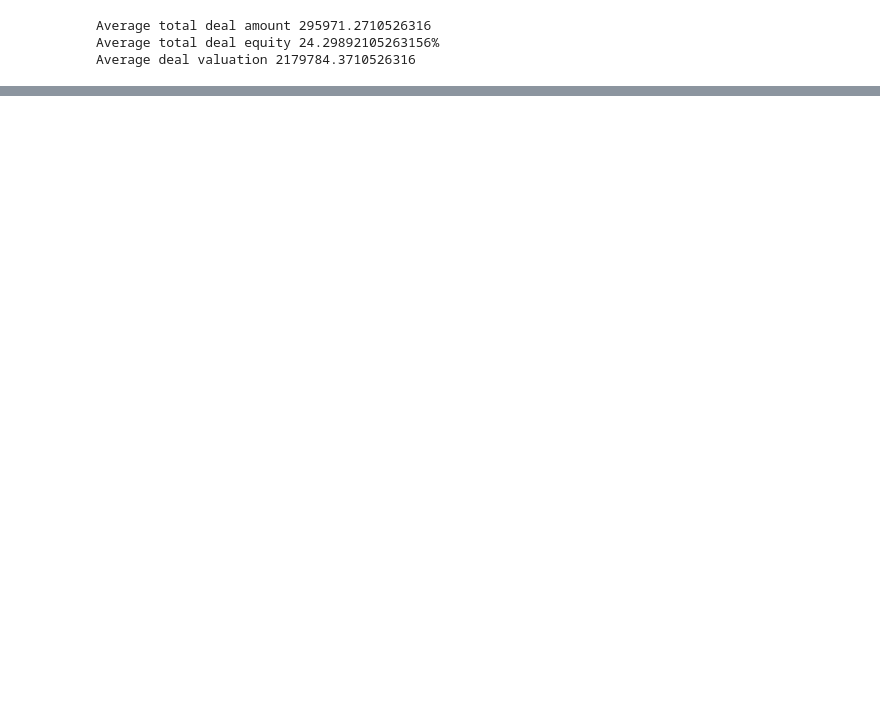
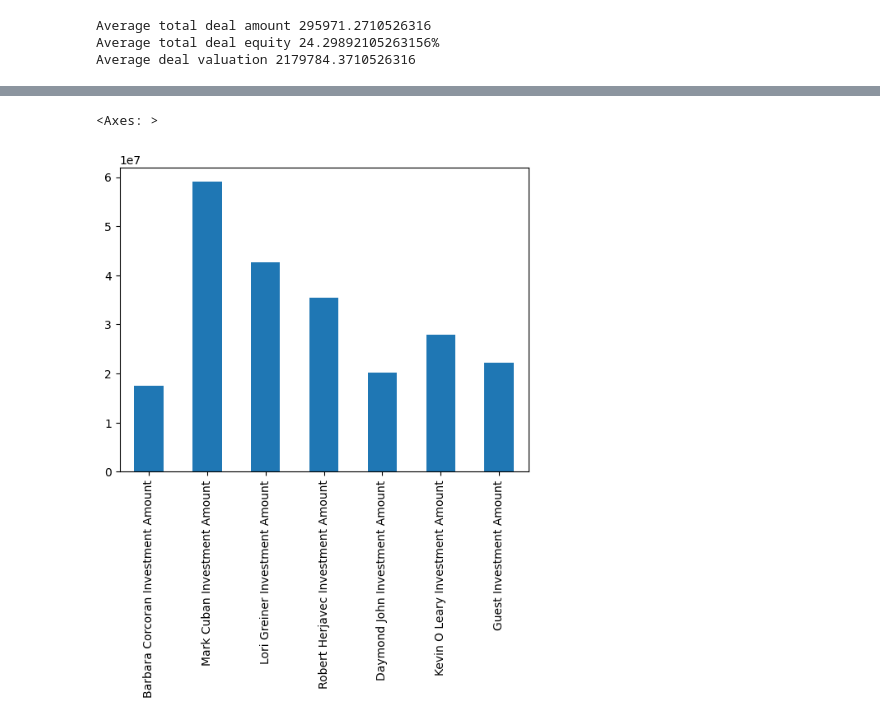
Before and after one commit to 0layiw0la/SHARK-TANK-INVESTMENT-ANALYSIS, a Jupyter notebook: SHARK TANK INVESTMENT ANALYSIS.ipynb, the cells around one changed output, grey strips where cells are left out. Cells and saved outputs as stored; diff of their text form; code cells hidden in the pictures; blank space fills up the shorter version.

```diff
--- a/SHARK TANK INVESTMENT ANALYSIS.ipynb
+++ b/SHARK TANK INVESTMENT ANALYSIS.ipynb
@@ -410,0 +276,6 @@ plt.xticks(rotation=0)
+# %%
+b = Sharkt[['Barbara Corcoran Investment Amount','Mark Cuban Investment Amount','Lori Greiner Investment Amount','Robert Herjavec Investment Amount','Daymond John Investment Amount','Kevin O Leary Investment Amount','Guest Investment Amount']][Sharkt[['Barbara Corcoran Investment Amount','Mark Cuban Investment Amount','Lori Greiner Investment Amount','Robert Herjavec Investment Amount','Daymond John Investment Amount','Kevin O Leary Investment Amount','Guest Investment Amount']] != "Did not Invest"]
+b.sum().plot(kind='bar')
+# %% [output]
+<Axes: >
+[figure, added]
```
Also changed, not shown: parts of 24 cells of this notebook.
